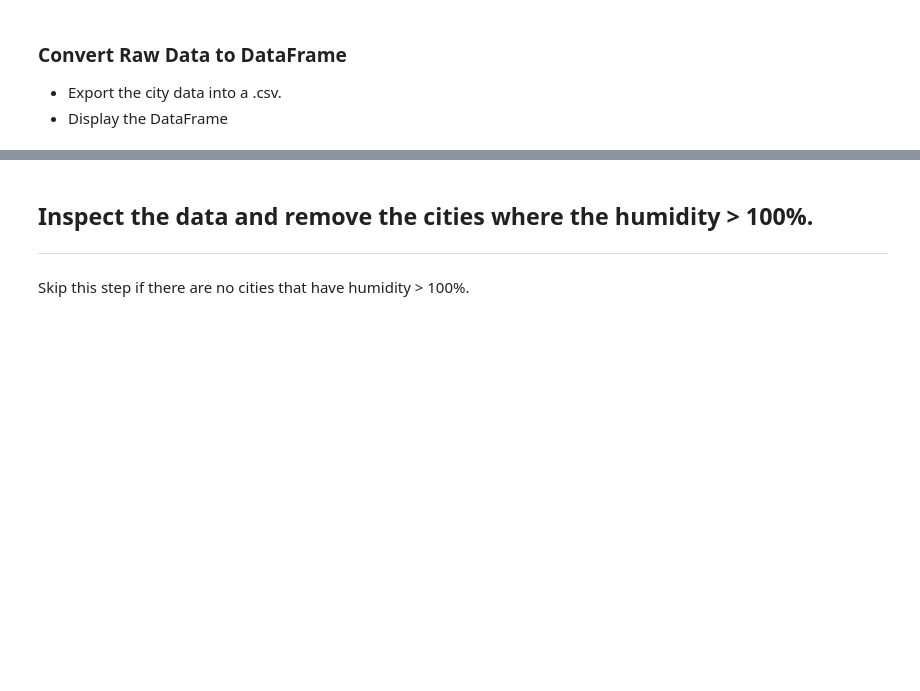
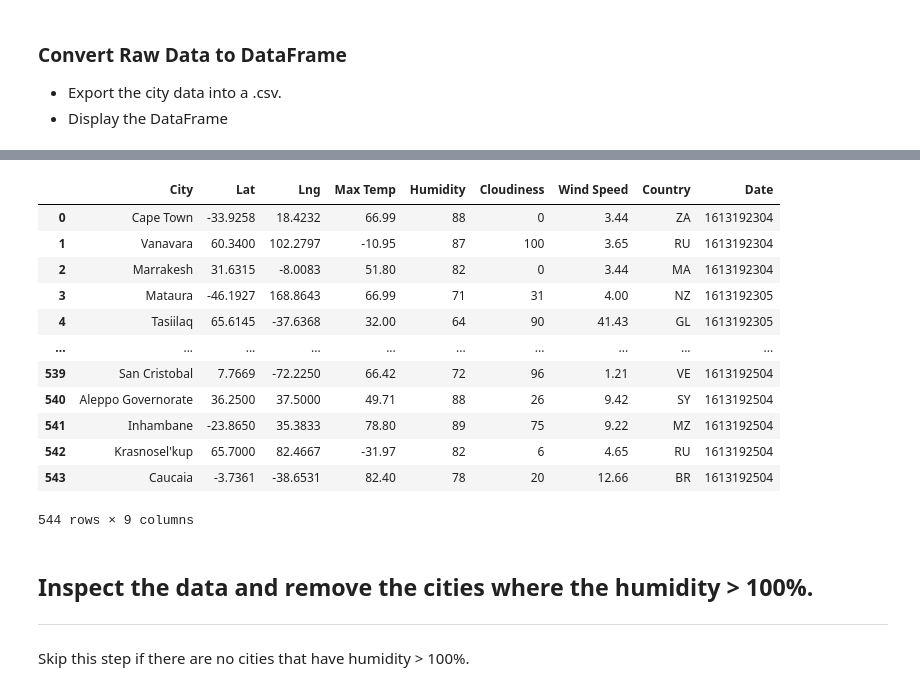
Before and after one commit to Leonidesguerra/python-api-challenge, a Jupyter notebook: WeatherPy.ipynb, the cells around one changed output, grey strips where cells are left out. Cells and saved outputs as stored; diff of their text form; code cells hidden in the pictures; blank space fills up the shorter version.

```diff
--- a/WeatherPy.ipynb
+++ b/WeatherPy.ipynb
@@ -76,0 +56,31 @@ Data Retrieval Complete
+# %%
+b_url = "http://api.openweathermap.org/data/2.5/weather?"
+units = "imperial"
+n_cities=len(cities)
+
+cty = []
+lt = []
+lg = []
+max_t = []
+hum = []
+cloud = []
+wind_S = []
+country = []
+dte = []
+for index, city in enumerate(cities):
+    try:
+        url=f"{b_url}&appid={weather_api_key}&units={units}&q={city}"
+        data= requests.get(url).json()
+        cty.append(data['name'])
+        lt.append(data['coord']['lat'])
+        lg.append(data['coord']['lon'])
+        max_t.append(data['main']['temp_max'])
+        hum.append(data['main']['humidity'])
+        cloud.append(data['clouds']['all'])
+        wind_S.append(data['wind']['speed'])
+        country.append(data['sys']['country'])
+        dte.append(data['dt'])
+
+        print(f"Procesing recrd {index+1} of {n_cities} | {data['name']}")
+    except:
+        print(f"city not found. skipping")
@@ -100,3 +109,31 @@ Data Retrieval Complete
+# %%
+cityWeather=pd.DataFrame({'City':cty})
+cw={'City': cty,
+    'Lat': lt,
+    'Lng': lg,
+    'Max Temp': max_t,
+    'Humidity': hum,
+    'Cloudiness': cloud,
+    'Wind Speed': wind_S,
+    'Country': country,
+    'Date':  dte}
+cityWeather_df=pd.DataFrame(cw)
+cityWeather_df.to_csv(output_data_file,index=False)
+cityWeather_df
+# %% [output]
+|  | City | Lat | Lng | Max Temp | Humidity | Cloudiness | Wind Speed | Country | Date |
+| 0 | Cape Town | -33.9258 | 18.4232 | 66.99 | 88 | 0 | 3.44 | ZA | 1613192304 |
+| 1 | Vanavara | 60.3400 | 102.2797 | -10.95 | 87 | 100 | 3.65 | RU | 1613192304 |
+| 2 | Marrakesh | 31.6315 | -8.0083 | 51.80 | 82 | 0 | 3.44 | MA | 1613192304 |
+| 3 | Mataura | -46.1927 | 168.8643 | 66.99 | 71 | 31 | 4.00 | NZ | 1613192305 |
+| 4 | Tasiilaq | 65.6145 | -37.6368 | 32.00 | 64 | 90 | 41.43 | GL | 1613192305 |
+| ... | ... | ... | ... | ... | ... | ... | ... | ... | ... |
+| 539 | San Cristobal | 7.7669 | -72.2250 | 66.42 | 72 | 96 | 1.21 | VE | 1613192504 |
+| 540 | Aleppo Governorate | 36.2500 | 37.5000 | 49.71 | 88 | 26 | 9.42 | SY | 1613192504 |
+| 541 | Inhambane | -23.8650 | 35.3833 | 78.80 | 89 | 75 | 9.22 | MZ | 1613192504 |
+| 542 | Krasnosel'kup | 65.7000 | 82.4667 | -31.97 | 82 | 6 | 4.65 | RU | 1613192504 |
+| 543 | Caucaia | -3.7361 | -38.6531 | 82.40 | 78 | 20 | 12.66 | BR | 1613192504 |
+544 rows × 9 columns
 # %% [markdown]
 ## Inspect the data and remove the cities where the humidity > 100%.
 ----
```
Also changed, not shown: parts of 21 cells of this notebook, 1 other file.
